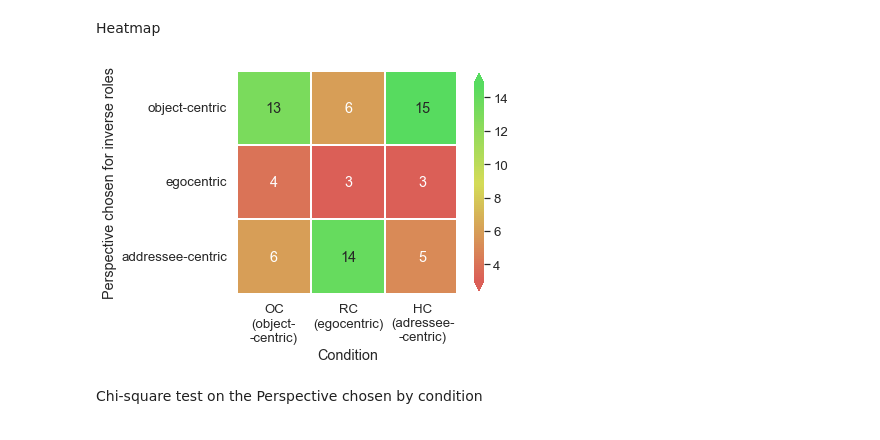
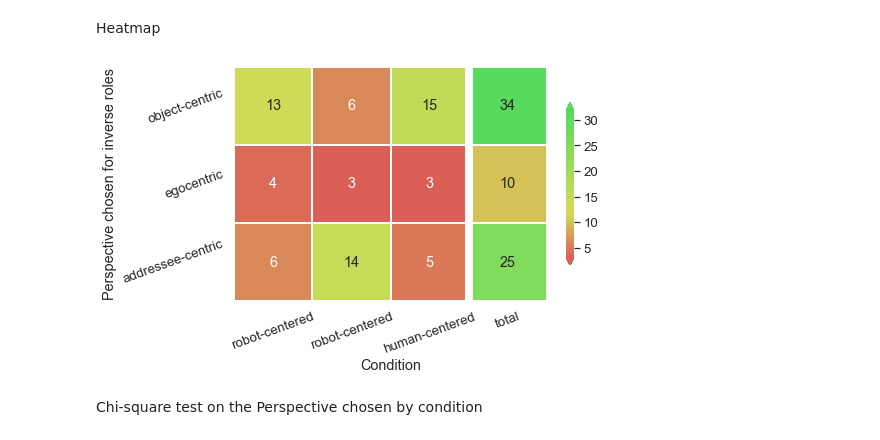
Before and after one commit to Joao-Tiago-Almeida/HRI2023---Conference-Paper, a Jupyter notebook: main.ipynb, the cells around one changed output. Saved outputs shown, nothing was run; the diff lists cells and outputs as text; code cells hidden in the pictures.

```diff
--- a/main.ipynb
+++ b/main.ipynb
@@ -101,7 +139,7 @@ from matplotlib.colors import ListedColormap
 
 colorarray = list(sns.hls_palette()[:3])
 increment = [[colorarray[1][0]-colorarray[0][0], colorarray[1][1]-colorarray[0][1], colorarray[1][2]-colorarray[0][2]],[colorarray[2][0]-colorarray[1][0], colorarray[2][1]-colorarray[1][1], colorarray[2][2]-colorarray[1][2]]]
-threshold = 49.0    # to control each increment is more significative in the continuous map
+threshold = 30.0    # to control each increment is more significative in the continuous map
 for i in range(98):
     if i < threshold: colorarray.insert(i+1,[colorarray[i][j]+increment[0][j]/threshold for j in range(3)]) # between red and yellow
     else: colorarray.insert(i+2,[colorarray[i+1][j]+increment[1][j]/(98-threshold) for j in range(3)]) # between yellow and green
@@ -112,34 +150,36 @@ Heatmap
 # %%
 df_aux = df[["Condition", "If you were to tell the robot to pick up the objects how would you do it?"]].value_counts().copy()
 df_heatmap = pd.DataFrame(columns=["Condition", "Perspective chosen for inverse roles", 'Occurrences'], dtype="float")
 for condition_pair, occupance, in df_aux.iteritems():
     ideal_condition = "addressee-centric" if "your" in condition_pair[1] else "egocentric" if "my" in condition_pair[1] else "object-centric"
     df_heatmap = df_heatmap.append({
         "Condition": condition_pair[0],
         "Perspective chosen for inverse roles": ideal_condition,
         'Occurrences': occupance},
         ignore_index=True)
 
 total = df_heatmap[["Perspective chosen for inverse roles", "Occurrences"]].groupby("Perspective chosen for inverse roles").sum().to_dict()["Occurrences"]
 for key, value in total.items():
     df_heatmap = df_heatmap.append({
         "Condition": "total",
         "Perspective chosen for inverse roles": key,
         'Occurrences': value},
         ignore_index=True)
 
 df_heatmap = df_heatmap.pivot("Perspective chosen for inverse roles", "Condition", "Occurrences")
 # sorting
-df_heatmap = df_heatmap[["OC", "RC", "HC"]]#, "total"
+df_heatmap = df_heatmap[["OC", "RC", "HC","total"]]
 df_heatmap = df_heatmap.reindex(["object-centric", "egocentric", "addressee-centric"])
-df_heatmap.rename(columns = {"OC":"OC\n(object-\n-centric)", "RC": "RC\n(egocentric)", "HC": "HC\n(adressee-\n-centric)"}, inplace = True)
+df_heatmap.rename(columns = {"OC":"robot-centered", "RC": "robot-centered", "HC": "human-centered"}, inplace = True)
 
-plt.figure(figsize=(5.0, 5.0))
-ax = sns.heatmap(df_heatmap, annot=True, cmap = cmap, square="True", cbar_kws={"extend": "both", "shrink": 0.8}, robust=True, linewidths=0.05)
+plt.figure(figsize=(7.0, 5.0))
+ax = sns.heatmap(df_heatmap, annot=True, cmap = cmap, square="True", cbar_kws={"extend": "both", "shrink": 0.6}, robust=True, linewidths=0.05)
 ax.axvline(3, color='white', lw=8)
-plt.yticks(rotation=0)
+plt.yticks(rotation=20)
+plt.xticks(rotation=20)
+
 plt.savefig(f"figures/Condition_chosen_for_inverse_roles.pdf",bbox_inches='tight')
 # %% [output]
-[figure, old version]
+[figure, new version]
 # %% [markdown]
 Chi-square test on the Perspective chosen by condition
```
Also changed, not shown: parts of 31 cells of this notebook, 9 other files.
